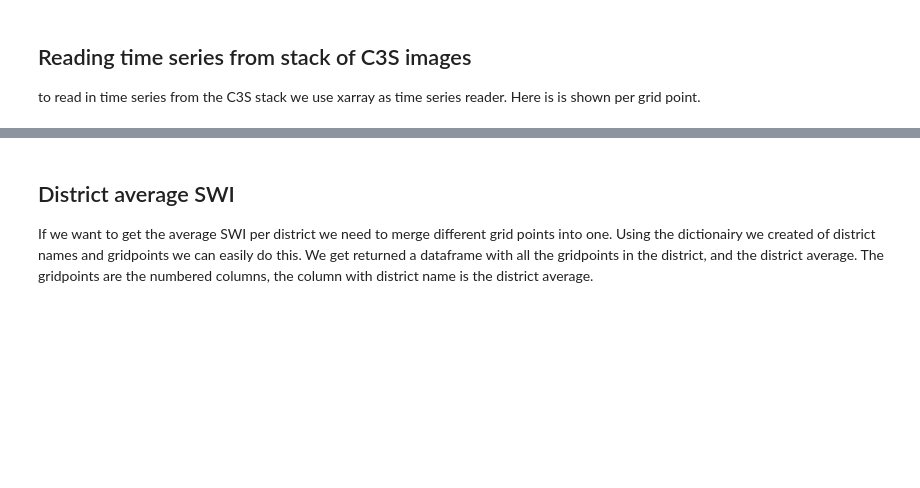
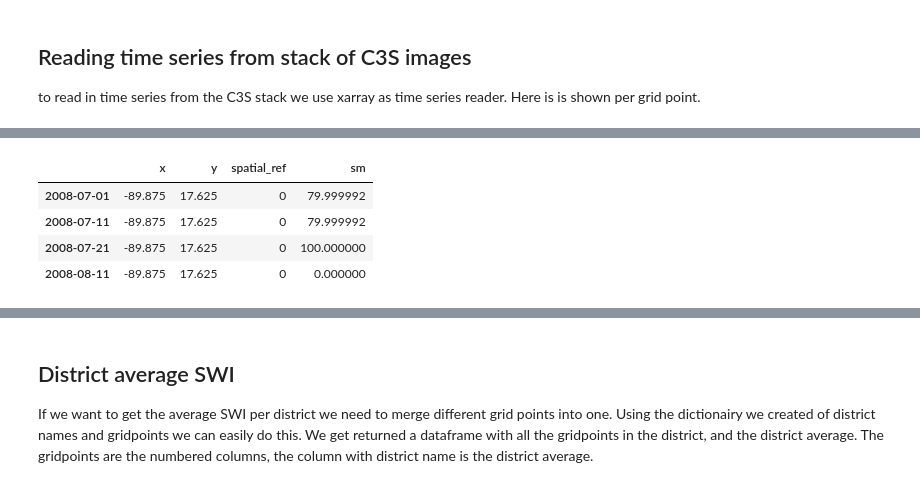
Before and after one commit to mvreugde/MiCRO, a Jupyter notebook: reading_plotting.ipynb, the cells around one changed output, grey strips where cells are left out. Drawn from its saved outputs; the diff is of its cells as text; code cells hidden in the pictures; blank space fills up the shorter version.

```diff
--- a/reading_plotting.ipynb
+++ b/reading_plotting.ipynb
@@ -128,0 +132,8 @@ Text(0, 0.5, 'SWI [m$^3$m$^-3$]')
+# %%
+c3s_ts
+# %% [output]
+|  | x | y | spatial_ref | sm |
+| 2008-07-01 | -89.875 | 17.625 | 0 | 79.999992 |
+| 2008-07-11 | -89.875 | 17.625 | 0 | 79.999992 |
+| 2008-07-21 | -89.875 | 17.625 | 0 | 100.000000 |
+| 2008-08-11 | -89.875 | 17.625 | 0 | 0.000000 |
```
Also changed, not shown: parts of 15 cells of this notebook.
